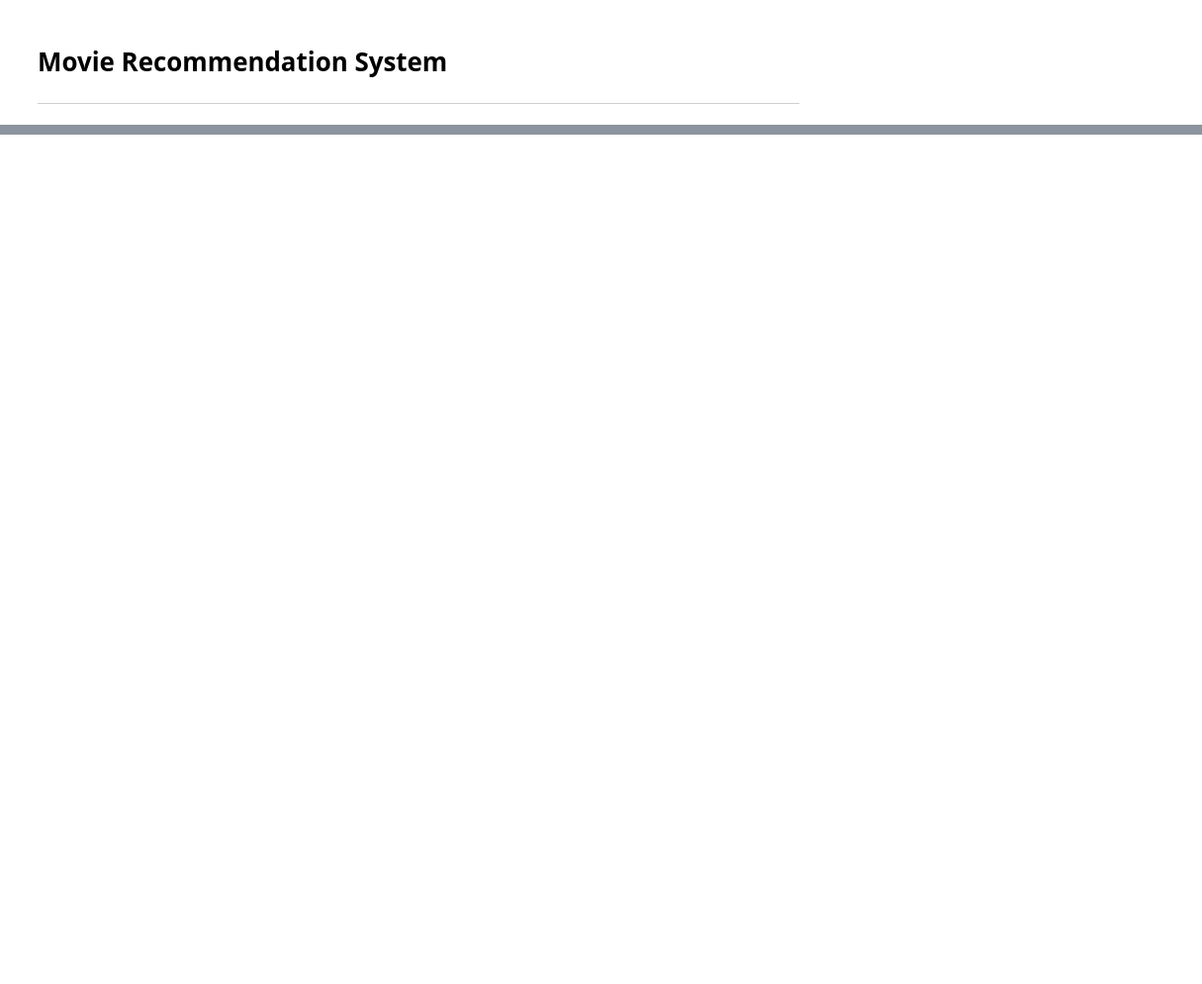
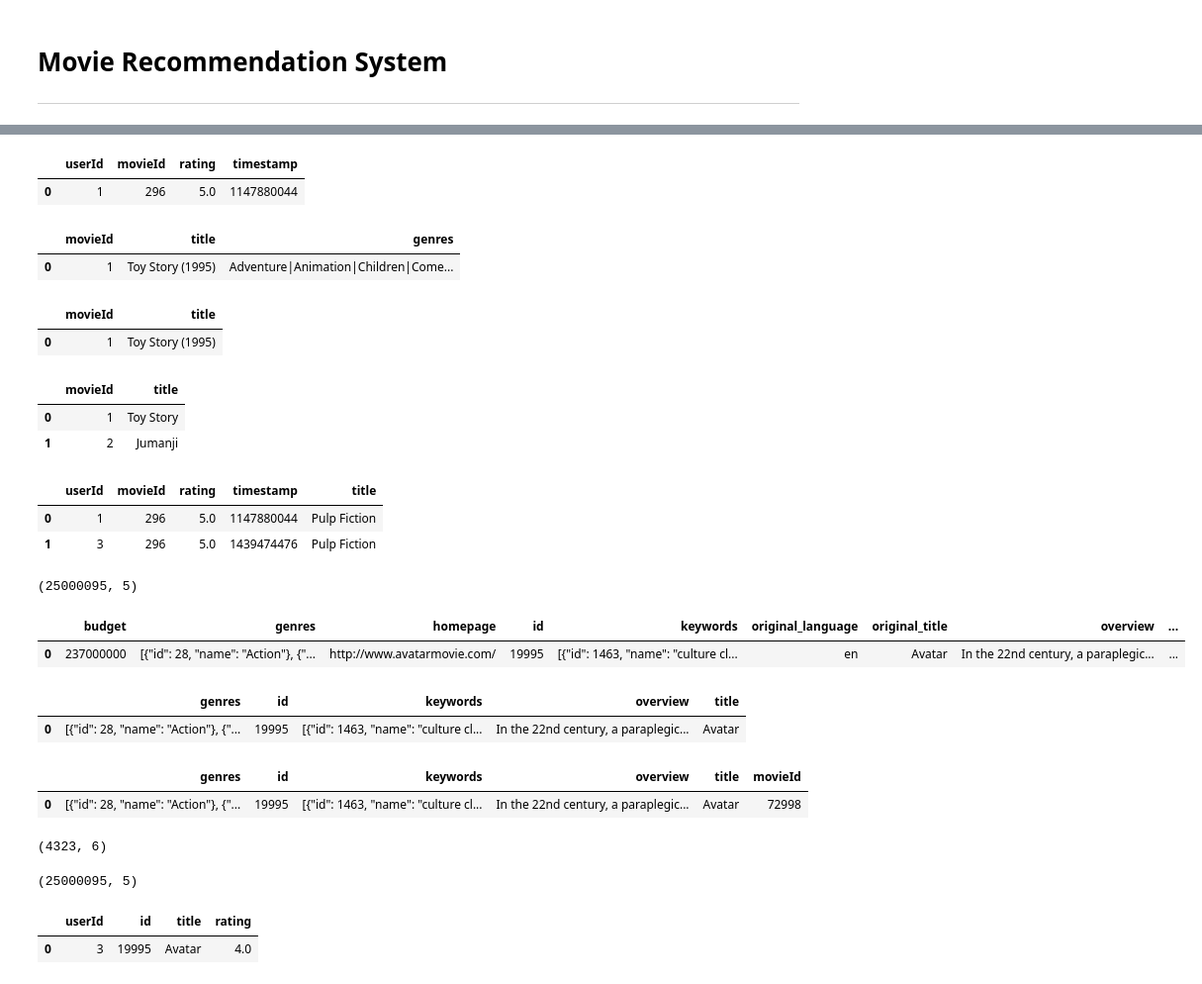
Before and after one commit to smabid2018/Netflix_movies_recomendation_System, a Jupyter notebook: Movie_Recommendation_System_Collaborative.ipynb, the cells around one changed output, grey strips where cells are left out. Shown: that part at 99% size. Saved outputs shown, nothing was run; the diff lists cells and outputs as text; code cells hidden in the pictures; blank space fills up the shorter version.

```diff
--- a/Movie_Recommendation_System_Collaborative.ipynb
+++ b/Movie_Recommendation_System_Collaborative.ipynb
@@ -30,8 +4,0 @@ warnings.filterwarnings("ignore")
-# %%
-# Setting up some parameters for the workbook
-
-pd.set_option('display.max_rows', 500)
-pd.options.display.max_columns = None
-
-%matplotlib inline
-matplotlib.rcParams["figure.figsize"] = (25,5)
@@ -335,0 +8,72 @@ movie_list_in_training.head()
+# %%
+movies = pd.read_csv("tmdb_5000_movies.csv")
+credits = pd.read_csv("tmdb_5000_credits.csv")
+movies_list = pd.read_csv("movies.csv")
+ratings = pd.read_csv("ratings.csv")
+# %%
+ratings.head(1)
+# %% [output]
+|  | userId | movieId | rating | timestamp |
+| 0 | 1 | 296 | 5.0 | 1147880044 |
+# %%
+movies_list.head(1)
+# %% [output]
+|  | movieId | title | genres |
+| 0 | 1 | Toy Story (1995) | Adventure|Animation|Children|Come... |
+# %%
+movies_list = movies_list.drop('genres', axis=1)
+movies_list.head(1)
+# %% [output]
+|  | movieId | title |
+| 0 | 1 | Toy Story (1995) |
+# %%
+movies_list['title'] = movies_list['title'].str.replace(r'\(\d{4}\)', '', regex=True).str.strip()
+movies_list.head(2)
+# %% [output]
+|  | movieId | title |
+| 0 | 1 | Toy Story |
+| 1 | 2 | Jumanji |
+# %%
+ratings_with_movies = ratings.merge(movies_list, on='movieId')
+ratings_with_movies.head(2)
+# %% [output]
+|  | userId | movieId | rating | timestamp | title |
+| 0 | 1 | 296 | 5.0 | 1147880044 | Pulp Fiction |
+| 1 | 3 | 296 | 5.0 | 1439474476 | Pulp Fiction |
+# %%
+ratings_with_movies.shape
+# %% [output]
+(25000095, 5)
+# %%
+movies.head(1)
+# %% [output]
+|  | budget | genres | homepage | id | keywords | original_language | original_title | overview | ... |
+| 0 | 237000000 | [{"id": 28, "name": "Action"}, {"... | http://www.avatarmovie.com/ | 19995 | [{"id": 1463, "name": "culture cl... | en | Avatar | In the 22nd century, a paraplegic... | ... |
+# %%
+movies = movies[['genres', 'id', 'keywords', 'overview', 'title']]
+movies.head(1)
+# %% [output]
+|  | genres | id | keywords | overview | title |
+| 0 | [{"id": 28, "name": "Action"}, {"... | 19995 | [{"id": 1463, "name": "culture cl... | In the 22nd century, a paraplegic... | Avatar |
+# %%
+movies = movies.merge(movies_list, on='title')
+movies.head(1)
+# %% [output]
+|  | genres | id | keywords | overview | title | movieId |
+| 0 | [{"id": 28, "name": "Action"}, {"... | 19995 | [{"id": 1463, "name": "culture cl... | In the 22nd century, a paraplegic... | Avatar | 72998 |
+# %%
+movies.shape
+# %% [output]
+(4323, 6)
+# %%
+ratings_with_movies = ratings_with_movies.drop_duplicates(subset=['userId', 'movieId', 'rating'])
+ratings_with_movies.shape
+# %% [output]
+(25000095, 5)
+# %%
+movies_ratings_all = movies.merge(ratings, on = 'movieId')
+movies_ratings_with_newID = movies_ratings_all[['userId', 'id', 'title', 'rating']]
+movies_ratings_with_newID.head(1)
+# %% [output]
+|  | userId | id | title | rating |
+| 0 | 3 | 19995 | Avatar | 4.0 |
```
Also changed, not shown: parts of 58 cells of this notebook, 2 other files.
